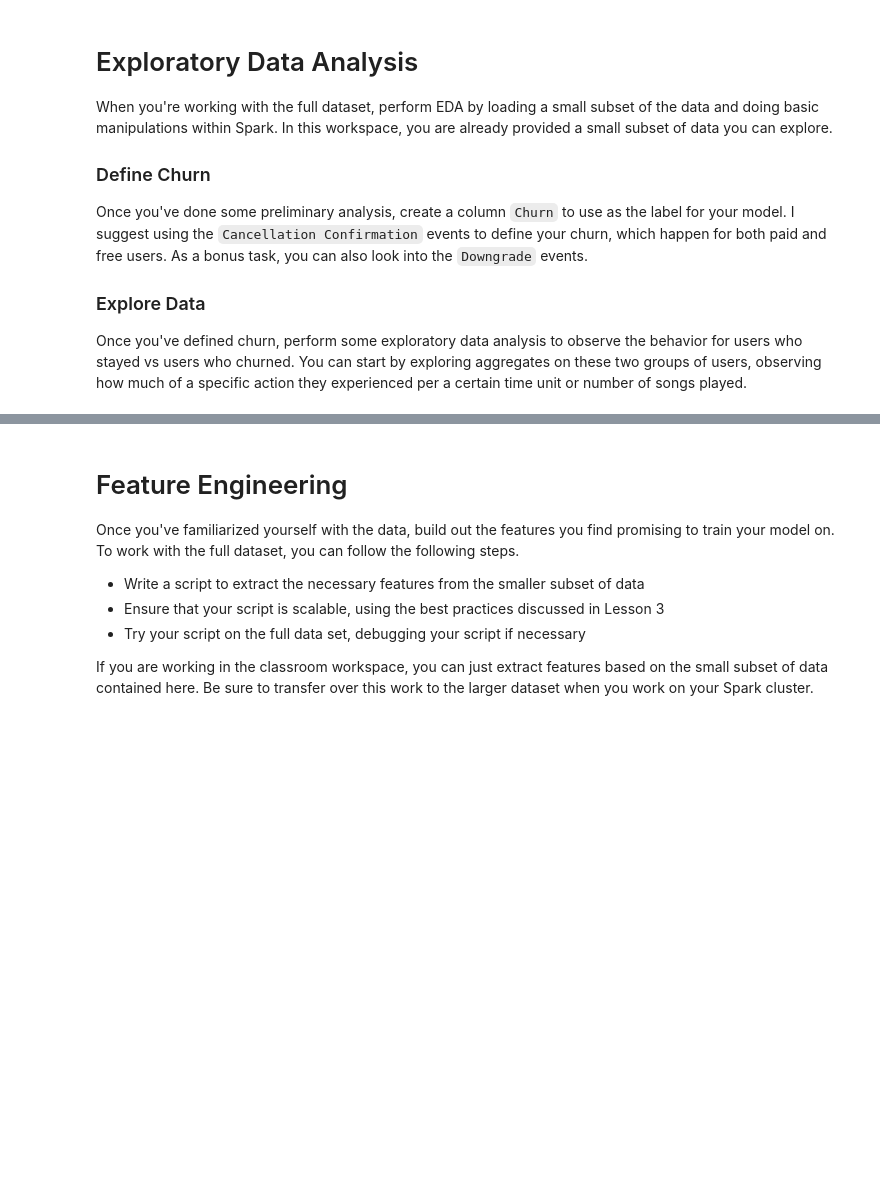
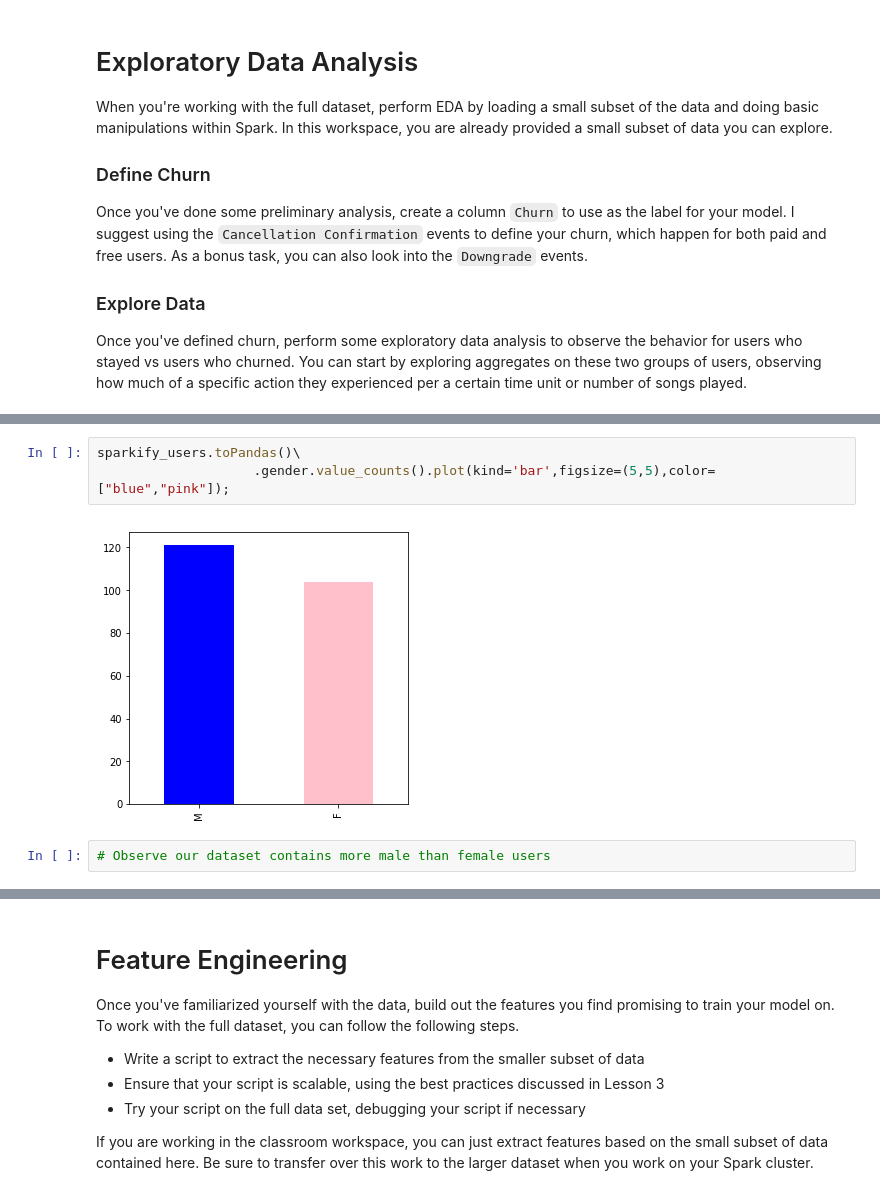
Before and after one commit to coding-cat23/Sparkify-Udacity-Project, a Jupyter notebook: Sparkify.ipynb, the cells around one changed output, grey strips where cells are left out. Saved outputs shown, nothing was run; the diff lists cells and outputs as text; blank space fills up the shorter version.

```diff
--- a/Sparkify.ipynb
+++ b/Sparkify.ipynb
@@ -212,0 +385,7 @@ Py4JJavaError: An error occurred while calling o347.showString.
+# %%
+sparkify_users.toPandas()\
+                    .gender.value_counts().plot(kind='bar',figsize=(5,5),color=["blue","pink"]);
+# %% [output]
+[figure, added]
+# %%
+# Observe our dataset contains more male than female users
```
Also changed, not shown: parts of 92 cells of this notebook, 1 other file.
